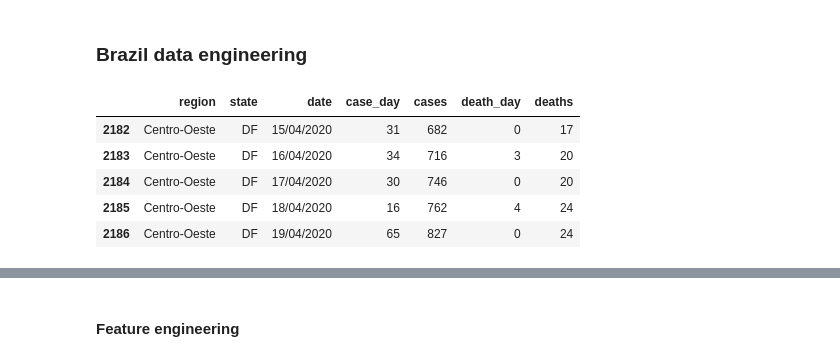
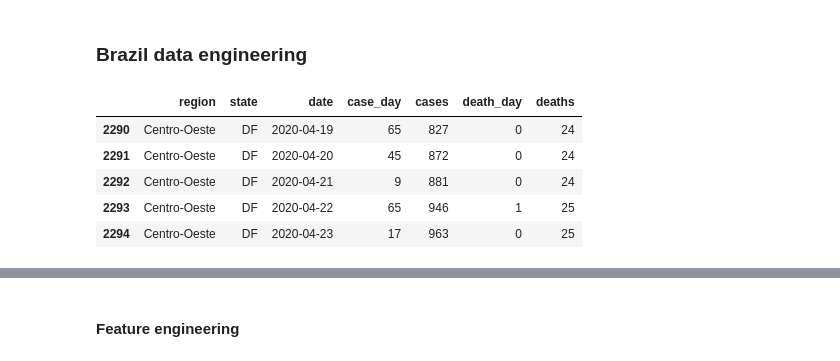
Before and after one commit to rafaelcastellar/coronavirus, a Jupyter notebook: notebooks/data_engineering.ipynb, the cells around one changed output, grey strips where cells are left out. Saved outputs shown, nothing was run; the diff lists cells and outputs as text; code cells hidden in the pictures.

```diff
--- a/notebooks/data_engineering.ipynb
+++ b/notebooks/data_engineering.ipynb
@@ -163,12 +165,13 @@ MS Zaandam
 # %%
 df = pd.read_csv('../data/gov_brazil_corona19_data.csv', sep=';')
 df.rename(columns={'regiao': 'region', 'estado':'state', 'data':'date','casosNovos': 'case_day', 'casosAcumulados':'cases', 'obitosNovos':'death_day','obitosAcumulados':'deaths'}, inplace= True)
+df['date'] = df['date'].astype('datetime64[ns]')
 
 df.tail()
 # %% [output]
 |  | region | state | date | case_day | cases | death_day | deaths |
-| 2182 | Centro-Oeste | DF | 15/04/2020 | 31 | 682 | 0 | 17 |
-| 2183 | Centro-Oeste | DF | 16/04/2020 | 34 | 716 | 3 | 20 |
-| 2184 | Centro-Oeste | DF | 17/04/2020 | 30 | 746 | 0 | 20 |
-| 2185 | Centro-Oeste | DF | 18/04/2020 | 16 | 762 | 4 | 24 |
-| 2186 | Centro-Oeste | DF | 19/04/2020 | 65 | 827 | 0 | 24 |
+| 2290 | Centro-Oeste | DF | 2020-04-19 | 65 | 827 | 0 | 24 |
+| 2291 | Centro-Oeste | DF | 2020-04-20 | 45 | 872 | 0 | 24 |
+| 2292 | Centro-Oeste | DF | 2020-04-21 | 9 | 881 | 0 | 24 |
+| 2293 | Centro-Oeste | DF | 2020-04-22 | 65 | 946 | 1 | 25 |
+| 2294 | Centro-Oeste | DF | 2020-04-23 | 17 | 963 | 0 | 25 |
```
Also changed, not shown: parts of 6 cells of this notebook, 20 other files.
